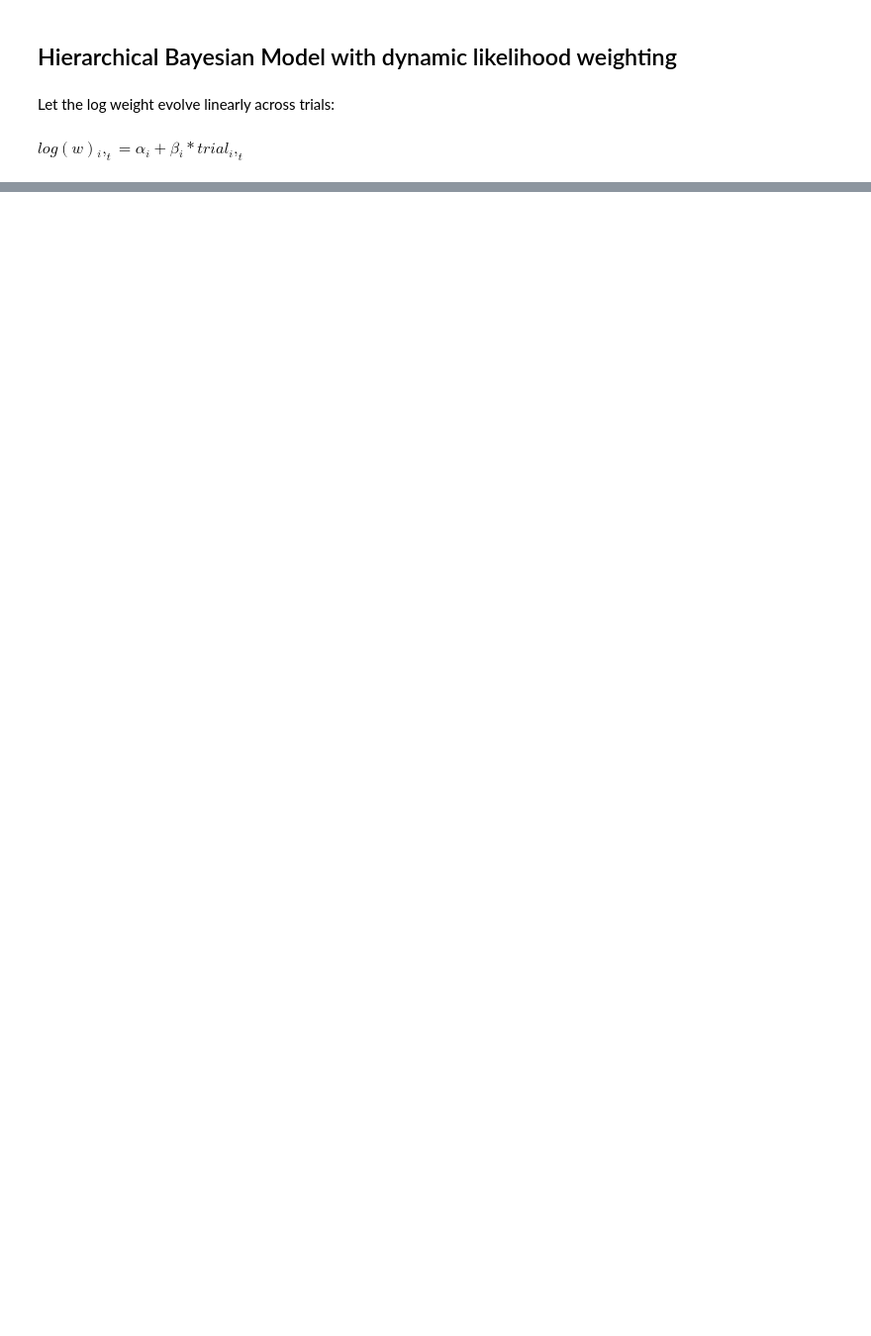
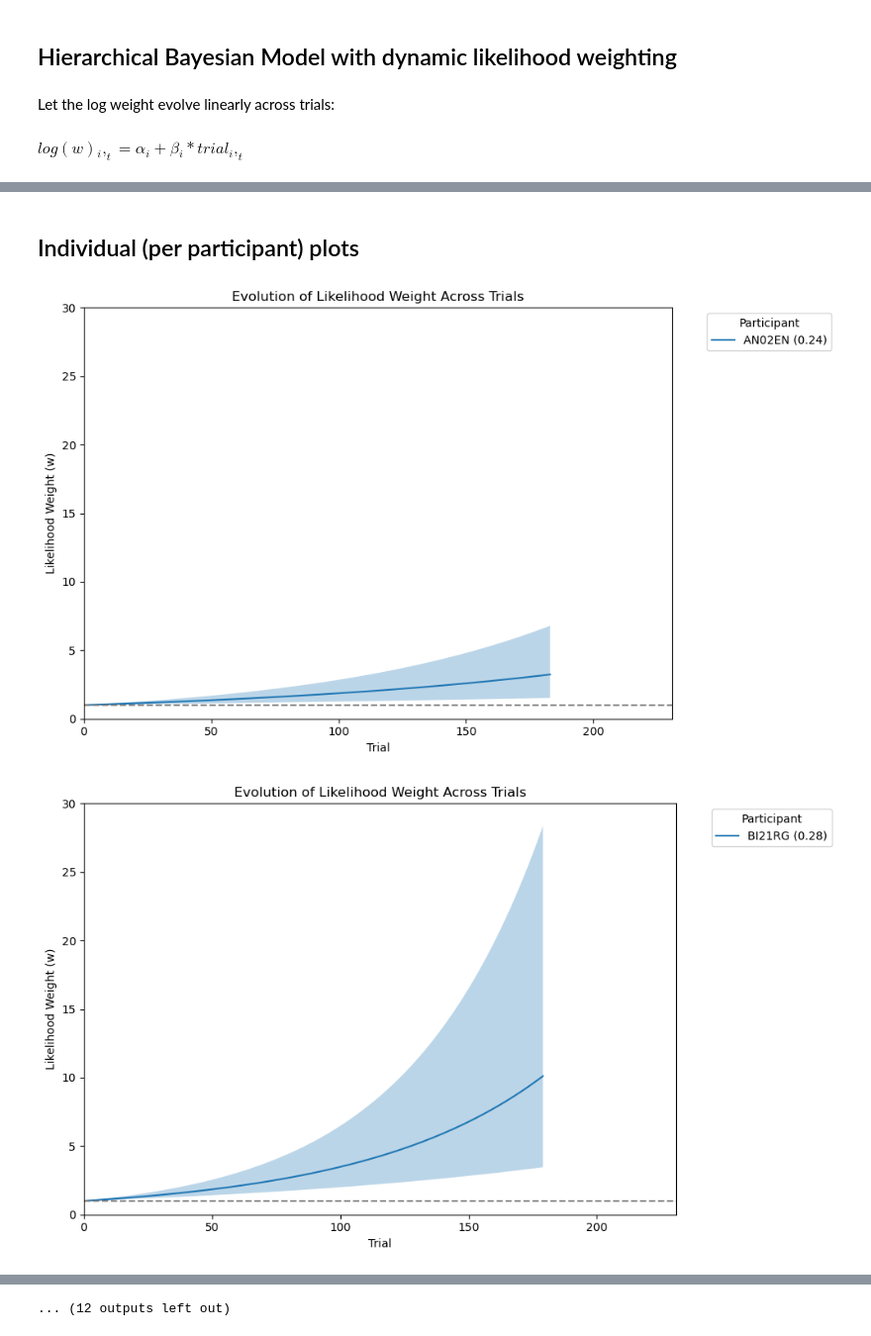
Before and after one commit to nilsheinrich/moonlander_iv_lmm, a Jupyter notebook: sequential_bayes_updating.ipynb, the cells around one changed output, grey strips where cells are left out. Shown at 99% size. Saved outputs shown, nothing was run; the diff lists cells and outputs as text; code cells hidden in the pictures; blank space fills up the shorter version.

Commit message:
paper models and plots

```diff
--- a/sequential_bayes_updating.ipynb
+++ b/sequential_bayes_updating.ipynb
@@ -261,0 +173,53 @@ Only one chain was sampled, this makes it impossible to run some convergence che
+# %% [markdown]
+## Individual (per participant) plots
+# %%
+# extract the samples for 'w' from the trace
+w_samples = trace.get_values("w", combine=True)  # shape: (n_total_samples, n_observations)
+
+# compute posterior mean for each observation
+w_mean = w_samples.mean(axis=0)
+
+# get number of participants
+n_participants = trace["alpha"].shape[1]
+
+for i in range(n_participants):
+    fig, ax = plt.subplots(figsize=(10, 6))
+
+    participant_mask = df["ID_idx"] == i
+    trial_nums = df["trial"].values[participant_mask]
+
+    # extract posterior samples for participant's trials
+    w_participant_samples = w_samples[:, participant_mask]  # shape: (n_samples, n_trials_for_this_pid)
+
+    w_vals = w_mean[participant_mask]
+
+    # compute HDI
+    w_hpd_low = np.percentile(w_participant_samples, 2.5, axis=0)
+    w_hpd_high = np.percentile(w_participant_samples, 97.5, axis=0)
+
+    # trial range for individual participant
+    max_trial = df[df["ID_idx"] == i]["trial"].max()
+    trial_range = np.arange(0, max_trial + 1)
+
+    # get ID and success rate
+    identify = df[df["ID_idx"] == i].ID.iloc[0]
+    rate = df[df["ID_idx"] == i].crashed.sum() / max_trial
+
+    # plotting
+    ax.plot(trial_nums, w_vals, label=f"{identify} ({round(1-rate,2)})")
+    ax.fill_between(trial_nums, w_hpd_low, w_hpd_high, alpha=0.3)
+
+    # reference line for prior weight
+    plt.axhline(1.0, color='gray', linestyle='--')  # , label="Prior weight = 1"
+
+    ax.set_ylim(0, 30)
+    ax.set_xlim(0, 231)
+    ax.set_xlabel("Trial")
+    ax.set_ylabel("Likelihood Weight (w)")
+    ax.set_title("Evolution of Likelihood Weight Across Trials")
+    plt.legend(title="Participant", bbox_to_anchor=(1.05, 1), loc='upper left')
+    plt.tight_layout()
+    #plt.show()
+# %% [output]
+[figure, added]
+[figure, added]
@@ -261,0 +236 @@ Only one chain was sampled, this makes it impossible to run some convergence che
+... (12 outputs left out)
```
Also changed, not shown: parts of 20 cells of this notebook.
